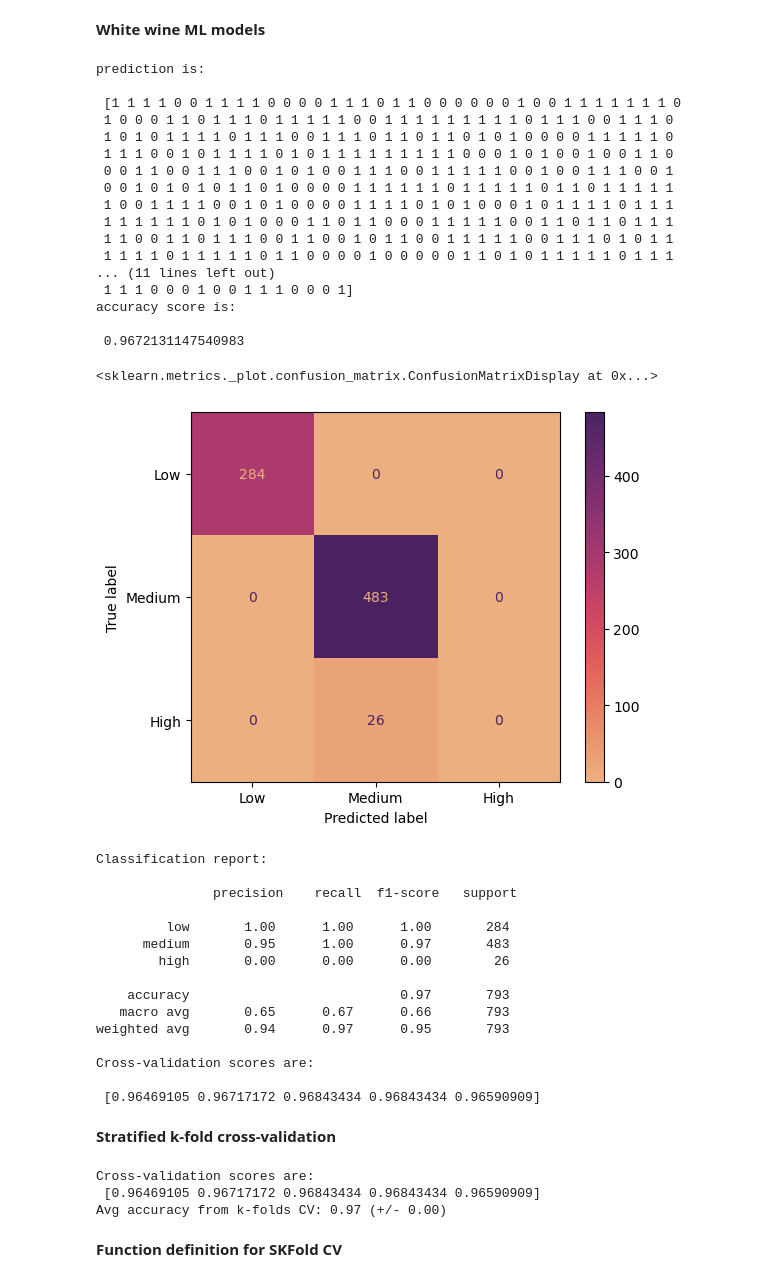
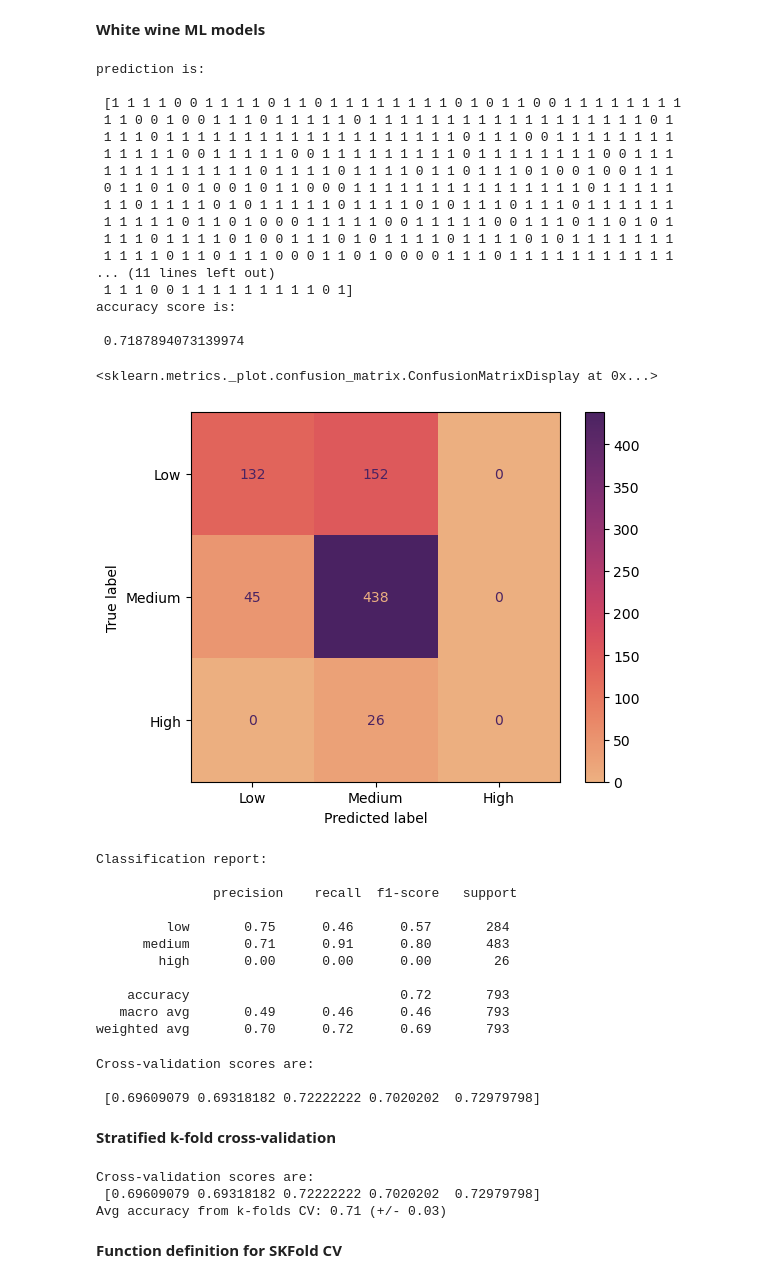
Before and after one commit to aschondube/thrid-repository, a Jupyter notebook: ML Models - presentation.ipynb, the cells around one changed output. Drawn from its saved outputs; the diff is of its cells as text; code cells hidden in the pictures.

```diff
--- a/ML Models - presentation.ipynb
+++ b/ML Models - presentation.ipynb
@@ -188,7 +201,7 @@ df_white= df_white.drop('quality_label', axis=1)
 # %%
 #splitting data
 
-X = df_white.drop('quality_label_encoded', axis=1)
+X = df_white.drop(['quality_label_encoded', 'quality', 'alcohol'], axis=1)
 y = df_white['quality_label_encoded']
 
 X_train, X_test, y_train, y_test = train_test_split(X, y, test_size=0.20, random_state=52, shuffle=True)
@@ -205,46 +218,46 @@ X_train_norm = norm.transform(X_train)
 X_test_norm = norm.transform(X_test)
 
 # choosing/using random forest model
 RF_model = RandomForestClassifier(n_estimators=100, criterion='gini', random_state=52, max_depth=5)
 
 # fitting data to the model
 RF_model.fit(X_train_norm, y_train)
 
 #predicting
 RF_prediction = RF_model.predict(X_test_norm)
 print('prediction is: \n\n', RF_prediction)
 
 #accuracy score
 RF_accuracy = accuracy_score(y_test, RF_prediction)
 print('accuracy score is: \n\n',RF_accuracy)
 
 #confusion matrix
 
 CM = confusion_matrix(y_test, RF_prediction) # will display true positive, true negative, false positive and false negative
 
 disp = ConfusionMatrixDisplay(confusion_matrix=CM, display_labels=["Low","Medium", "High"])
 
 disp.plot(cmap='flare')
 # %% [output]
 prediction is:
 
- [1 1 1 1 0 0 1 1 1 1 0 0 0 0 1 1 1 0 1 1 0 0 0 0 0 0 1 0 0 1 1 1 1 1 1 1 0
- 1 0 0 0 1 1 0 1 1 1 0 1 1 1 1 1 0 0 1 1 1 1 1 1 1 1 1 0 1 1 1 0 0 1 1 1 0
- 1 0 1 0 1 1 1 1 0 1 1 1 0 0 1 1 1 0 1 1 0 1 1 0 1 0 1 0 0 0 0 1 1 1 1 1 0
- 1 1 1 0 0 1 0 1 1 1 1 0 1 0 1 1 1 1 1 1 1 1 1 0 0 0 1 0 1 0 0 1 0 0 1 1 0
- 0 0 1 1 0 0 1 1 1 0 0 1 0 1 0 0 1 1 1 0 0 1 1 1 1 1 0 0 1 0 0 1 1 1 0 0 1
- 0 0 1 0 1 0 1 0 1 1 0 1 0 0 0 0 1 1 1 1 1 1 0 1 1 1 1 1 0 1 1 0 1 1 1 1 1
- 1 0 0 1 1 1 1 0 0 1 0 1 0 0 0 0 1 1 1 1 0 1 0 1 0 0 0 1 0 1 1 1 1 0 1 1 1
- 1 1 1 1 1 1 0 1 0 1 0 0 0 1 1 0 1 1 0 0 0 1 1 1 1 1 0 0 1 1 0 1 1 0 1 1 1
- 1 1 0 0 1 1 0 1 1 1 0 0 1 1 0 0 1 0 1 1 0 0 1 1 1 1 1 0 0 1 1 1 0 1 0 1 1
- 1 1 1 1 0 1 1 1 1 1 0 1 1 0 0 0 0 1 0 0 0 0 0 1 1 0 1 0 1 1 1 1 1 0 1 1 1
+ [1 1 1 1 0 0 1 1 1 1 0 1 1 0 1 1 1 1 1 1 1 1 0 1 0 1 1 0 0 1 1 1 1 1 1 1 1
+ 1 1 0 0 1 0 0 1 1 1 0 1 1 1 1 1 0 1 1 1 1 1 1 1 1 1 1 1 1 1 1 1 1 1 1 0 1
+ 1 1 1 0 1 1 1 1 1 1 1 1 1 1 1 1 1 1 1 1 1 1 1 0 1 1 1 0 0 1 1 1 1 1 1 1 1
+ 1 1 1 1 1 0 0 1 1 1 1 1 0 0 1 1 1 1 1 1 1 1 1 0 1 1 1 1 1 1 1 1 0 0 1 1 1
+ 1 1 1 1 1 1 1 1 1 1 0 1 1 1 1 0 1 1 1 1 0 1 1 0 1 1 1 0 1 0 0 1 0 0 1 1 1
+ 0 1 1 0 1 0 1 0 0 1 0 1 1 0 0 0 1 1 1 1 1 1 1 1 1 1 1 1 1 1 1 0 1 1 1 1 1
+ 1 1 0 1 1 1 1 0 1 0 1 1 1 1 1 0 1 1 1 1 0 1 0 1 1 1 0 1 1 1 0 1 1 1 1 1 1
+ 1 1 1 1 1 0 1 1 0 1 0 0 0 1 1 1 1 1 0 0 1 1 1 1 1 0 0 1 1 1 0 1 1 0 1 0 1
+ 1 1 1 0 1 1 1 1 0 1 0 0 1 1 1 0 1 0 1 1 1 1 0 1 1 1 1 0 1 0 1 1 1 1 1 1 1
+ 1 1 1 1 0 1 1 0 1 1 1 0 0 0 1 1 0 1 0 0 0 0 1 1 1 0 1 1 1 1 1 1 1 1 1 1 1
 ... (11 lines left out)
- 1 1 1 0 0 0 1 0 0 1 1 1 0 0 0 1]
+ 1 1 1 0 0 1 1 1 1 1 1 1 1 1 0 1]
 accuracy score is:
 
- 0.9672131147540983
+ 0.7187894073139974
 <sklearn.metrics._plot.confusion_matrix.ConfusionMatrixDisplay at 0x...>
-[figure, old version]
+[figure, new version]
 # %%
 #classification report
 
@@ -260,17 +273,16 @@ Classification report:
 
                precision    recall  f1-score   support
 
-         low       1.00      1.00      1.00       284
-      medium       0.95      1.00      0.97       483
+         low       0.75      0.46      0.57       284
+      medium       0.71      0.91      0.80       483
         high       0.00      0.00      0.00        26
 
-    accuracy                           0.97       793
-   macro avg       0.65      0.67      0.66       793
-weighted avg       0.94      0.97      0.95       793
-
-Cross-validation scores are:
-
- [0.96469105 0.96717172 0.96843434 0.96843434 0.96590909]
+    accuracy                           0.72       793
+   macro avg       0.49      0.46      0.46       793
+weighted avg       0.70      0.72      0.69       793
+Cross-validation scores are:
+
+ [0.69609079 0.69318182 0.72222222 0.7020202  0.72979798]
 # %% [markdown]
 **Stratified k-fold cross-validation**
 # %%
@@ -281,8 +293,8 @@ print('Cross-validation scores are: \n', scores)
 print("Avg accuracy from k-folds CV: %0.2f (+/- %0.2f)" % (scores.mean(), scores.std() * 2)) # returns the mean score witi
 # %% [output]
 Cross-validation scores are:
- [0.96469105 0.96717172 0.96843434 0.96843434 0.96590909]
-Avg accuracy from k-folds CV: 0.97 (+/- 0.00)
+ [0.69609079 0.69318182 0.72222222 0.7020202  0.72979798]
+Avg accuracy from k-folds CV: 0.71 (+/- 0.03)
 # %% [markdown]
 **Function definition for SKFold CV**
 # %%
```
Also changed, not shown: parts of 36 cells of this notebook.
